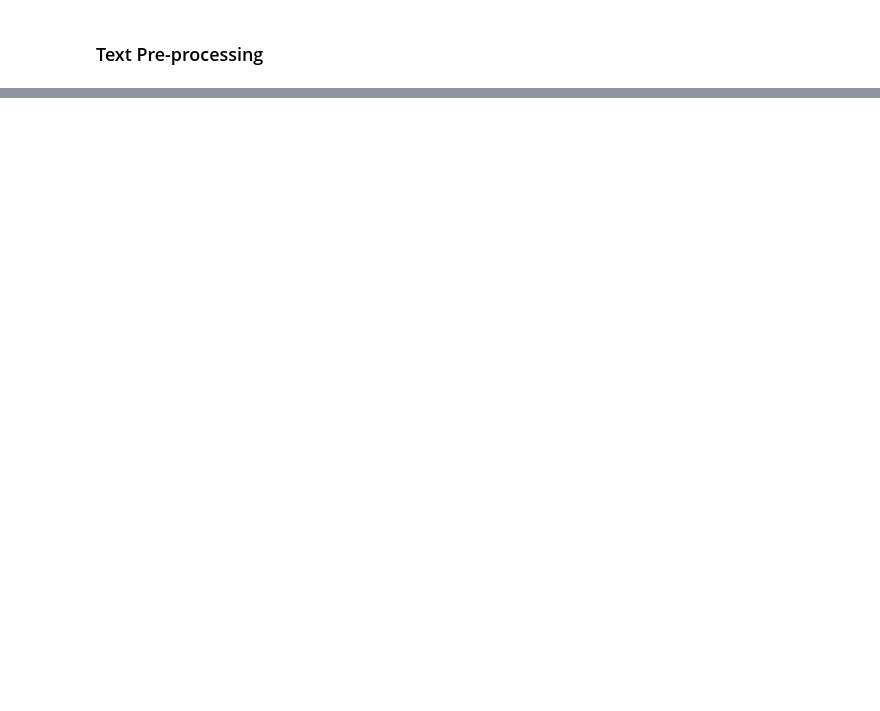
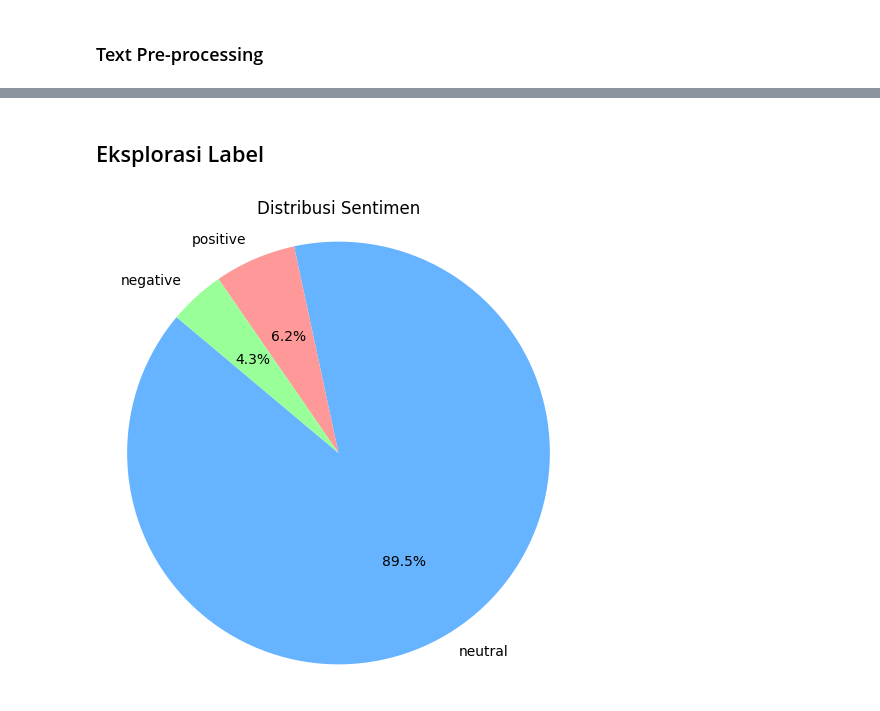
Before and after one commit to LarasSetyadita/NLP-Youtube-Comment-Kegagalan-Adopsi-Sistem-Pendidikan-Finlandia-di-Indonesia, a Jupyter notebook: training.ipynb, the cells around one changed output, grey strips where cells are left out. Drawn from its saved outputs; the diff is of its cells as text; code cells hidden in the pictures; blank space fills up the shorter version.

```diff
--- a/training.ipynb
+++ b/training.ipynb
@@ -149,4 +159,0 @@ cleaned_df.head()
-# %%
-# menangani slang dan bacaan panjang
-cleaned_df['comment'] = cleaned_df['comment'].apply(replace_slang)
-cleaned_df['comment'] = cleaned_df['comment'].apply(replace_word_elongation)
@@ -317,0 +211,19 @@ dtype: int64
+# %%
+# Membersihkan teks dan menyimpannya di kolom 'text_clean'
+cleaned_df['text_clean'] = cleaned_df['comment'].apply(cleaningText)
+
+# Mengubah huruf dalam teks menjadi huruf kecil dan menyimpannya di 'text_casefoldingText'
+cleaned_df['text_casefoldingText'] = cleaned_df['text_clean'].apply(casefoldingText)
+
+# menangani slang dan bacaan panjang
+cleaned_df['text_slangwords'] = cleaned_df['text_casefoldingText'].apply(replace_slang)
+cleaned_df['text_casefoldingText'] = cleaned_df['text_casefoldingText'].apply(replace_word_elongation)
+
+# tokenisasi teks
+cleaned_df['text_tokenizingText'] = cleaned_df['text_slangwords'].apply(tokenizingText)
+
+# menghapus stopwords
+cleaned_df['text_stopword'] = cleaned_df['text_tokenizingText'].apply(filteringText)
+
+# menggabungkan token menjadi kalimat
+cleaned_df['text_akhir'] = cleaned_df['text_stopword'].apply(toSentence)
@@ -317,0 +239,10 @@ dtype: int64
+# %%
+def get_sentiment(text):
+    blob = TextBlob(text)
+    sentiment = blob.sentiment
+    return sentiment.polarity  # Nilai antara -1 (negatif) dan 1 (positif)
+
+# Terapkan pada DataFrame
+cleaned_df['sentiment'] = cleaned_df['text_akhir'].apply(get_sentiment)
+cleaned_df['sentiment_label'] = cleaned_df['sentiment'].apply(lambda x: 'positive' if x > 0 else ('negative' if x < 0 else 'neutral'))
+cleaned_df.head(20)
@@ -317,0 +267,16 @@ dtype: int64
+# %% [markdown]
+## Eksplorasi Label
+# %%
+
+# Hitung jumlah masing-masing label
+sentiment_counts = cleaned_df['sentiment_label'].value_counts()
+
+# Buat pie chart
+colors = ['#66b3ff', '#ff9999', '#99ff99']
+plt.figure(figsize=(6, 6))
+plt.pie(sentiment_counts, labels=sentiment_counts.index, autopct='%1.1f%%', colors=colors, startangle=140)
+plt.title('Distribusi Sentimen')
+plt.axis('equal')
+plt.show()
+# %% [output]
+[figure, added]
```
Also changed, not shown: parts of 25 cells of this notebook.
